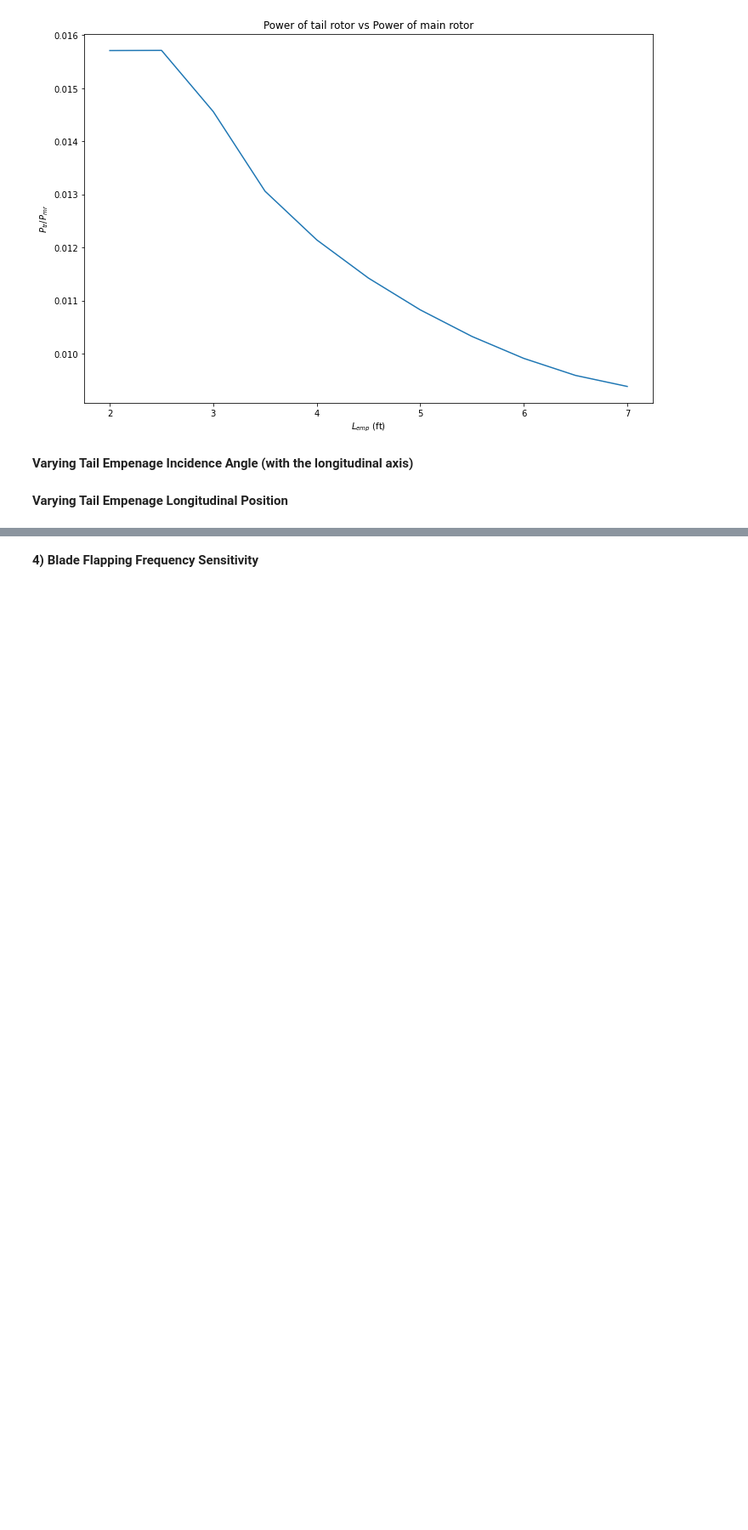
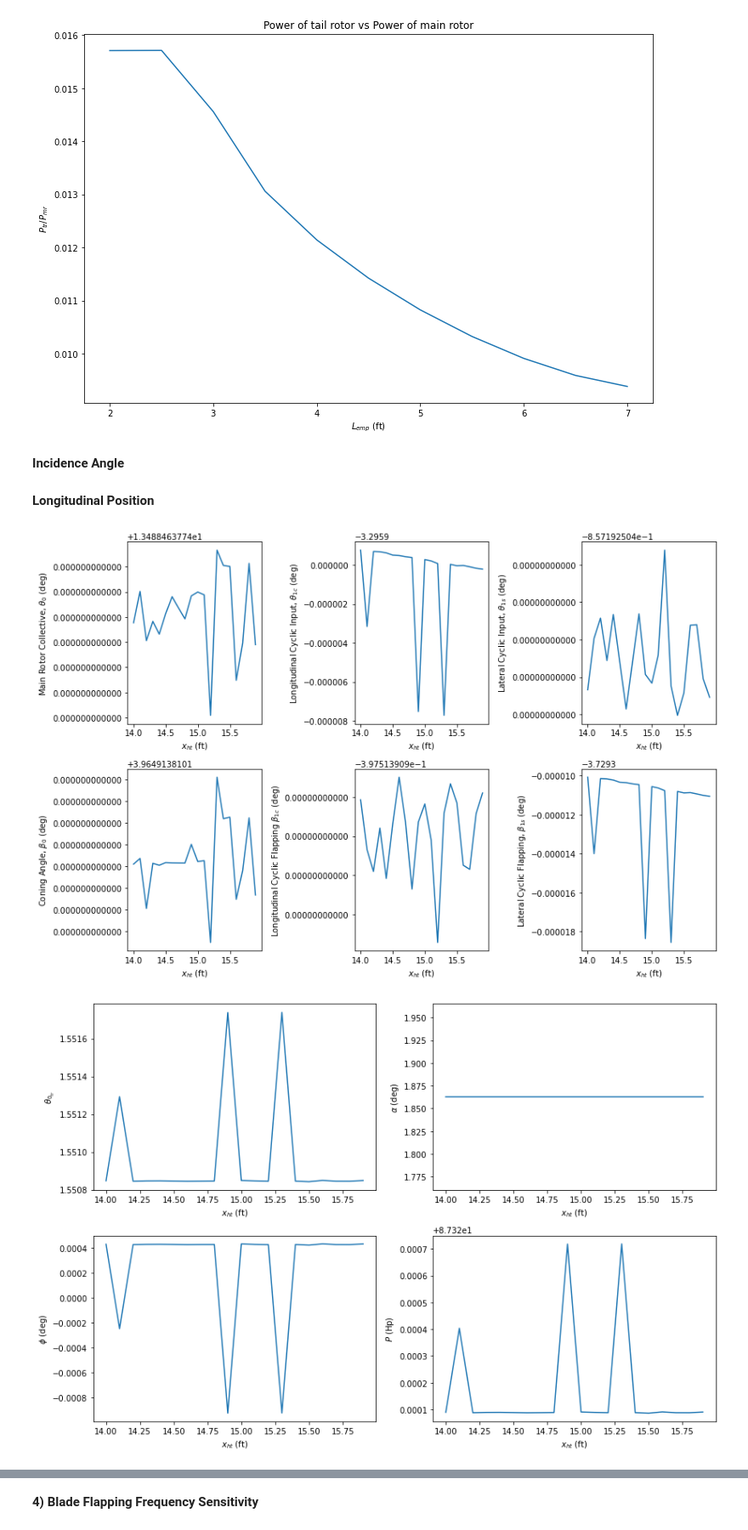
Before and after one commit to nruhl25/HoveringVehicleDesign, a Jupyter notebook: proj3/proj3_report.ipynb, the cells around one changed output, grey strips where cells are left out. Shown at 85% size. Saved outputs shown, nothing was run; the diff lists cells and outputs as text; code cells hidden in the pictures; blank space fills up the shorter version.

```diff
--- a/proj3/proj3_report.ipynb
+++ b/proj3/proj3_report.ipynb
@@ -35,7 +35,12 @@ vary_L_emp()
 [figure]
 [figure]
 [figure]
-# %% [markdown]
-__Varying Tail Empenage Incidence Angle (with the longitudinal axis)__
-# %% [markdown]
-__Varying Tail Empenage Longitudinal Position__
+# %% [markdown]
+__Incidence Angle__
+# %% [markdown]
+__Longitudinal Position__
+# %%
+vary_xht()
+# %% [output]
+[figure, added]
+[figure, added]
```
Also changed, not shown: parts of 7 cells of this notebook, 3 other files.
